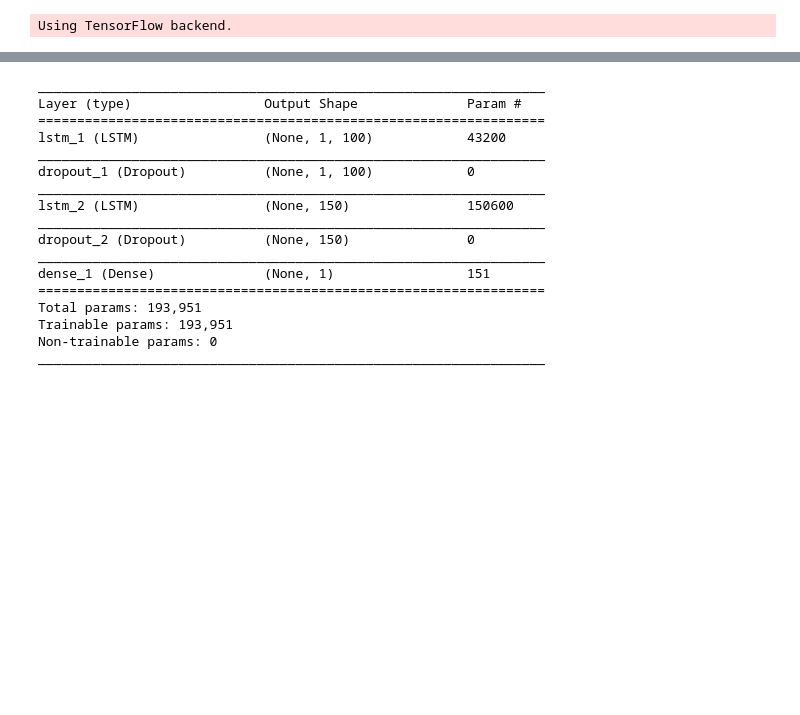
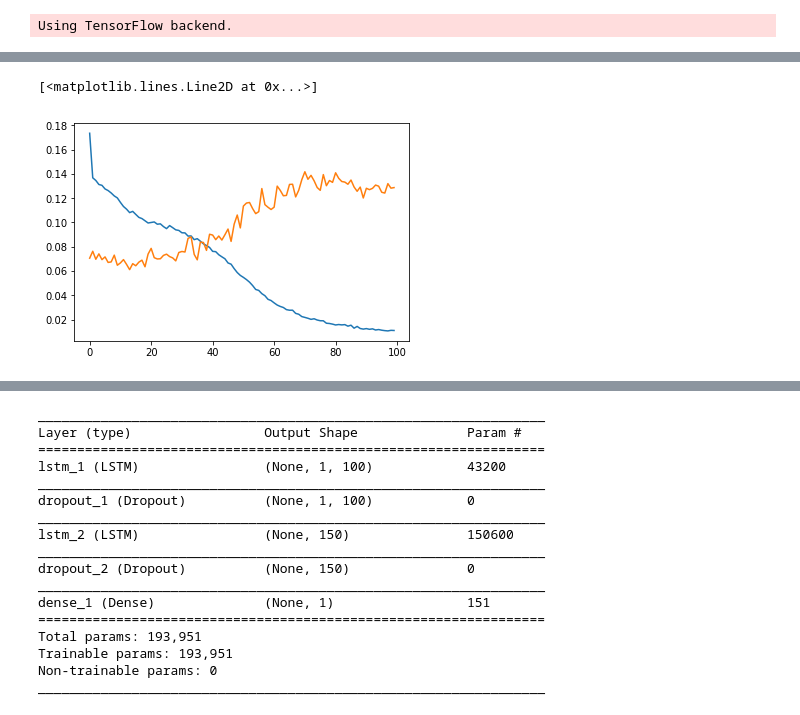
Before and after one commit to Robak23/forex_deep, a Jupyter notebook: Final/LSTM_model.ipynb, the cells around one changed output, grey strips where cells are left out. Drawn from its saved outputs; the diff is of its cells as text; code cells hidden in the pictures; blank space fills up the shorter version.

Commit message:
Multivariate multistep model, fits best. Overfitting problem encountered

```diff
--- a/Final/LSTM_model.ipynb
+++ b/Final/LSTM_model.ipynb
@@ -99,3 +96,12 @@ dtype: int64
+# %%
+train_arr_x = np.asarray(train_set_x)
+train_arr_x = np.delete(train_arr_x, (-1), axis=0)
+
+test_arr_x = np.asarray(test_set_x)
+test_arr_x = np.delete(test_arr_x, (-1), axis=0)
+# %%
+train_y = train.ma5[window_size:]
+test_y = test.ma5[window_size:]
 # %% [markdown]
 ### Training model
 # %%
@@ -111,0 +126,10 @@ validation_split = 0.05
+# %%
+K.clear_session()
+
+model = Sequential()
+
+model.add(LSTM(128, input_shape= (train_arr_x.shape[1],train_arr_x.shape[2]), activation='tanh', return_sequences=True, dropout=0.2))
+model.add(LSTM(128, activation='tanh', dropout=0.2))
+model.add(Dense(1, activation='tanh'))
+
+model.compile(loss='mse', optimizer='adam')
@@ -111,0 +152,9 @@ validation_split = 0.05
+# %%
+history = model.fit(
+    train_arr_x,
+    train_y,
+    epochs=100,
+    batch_size=batch_size,
+    verbose=1,
+#    callbacks=[early_stop],
+    validation_split=validation_split)
@@ -111,0 +179,6 @@ validation_split = 0.05
+# %%
+plt.plot(history.history['loss'])
+plt.plot(history.history['val_loss'])
+# %% [output]
+[<matplotlib.lines.Line2D at 0x...>]
+[figure, added]
```
Also changed, not shown: parts of 20 cells of this notebook.
